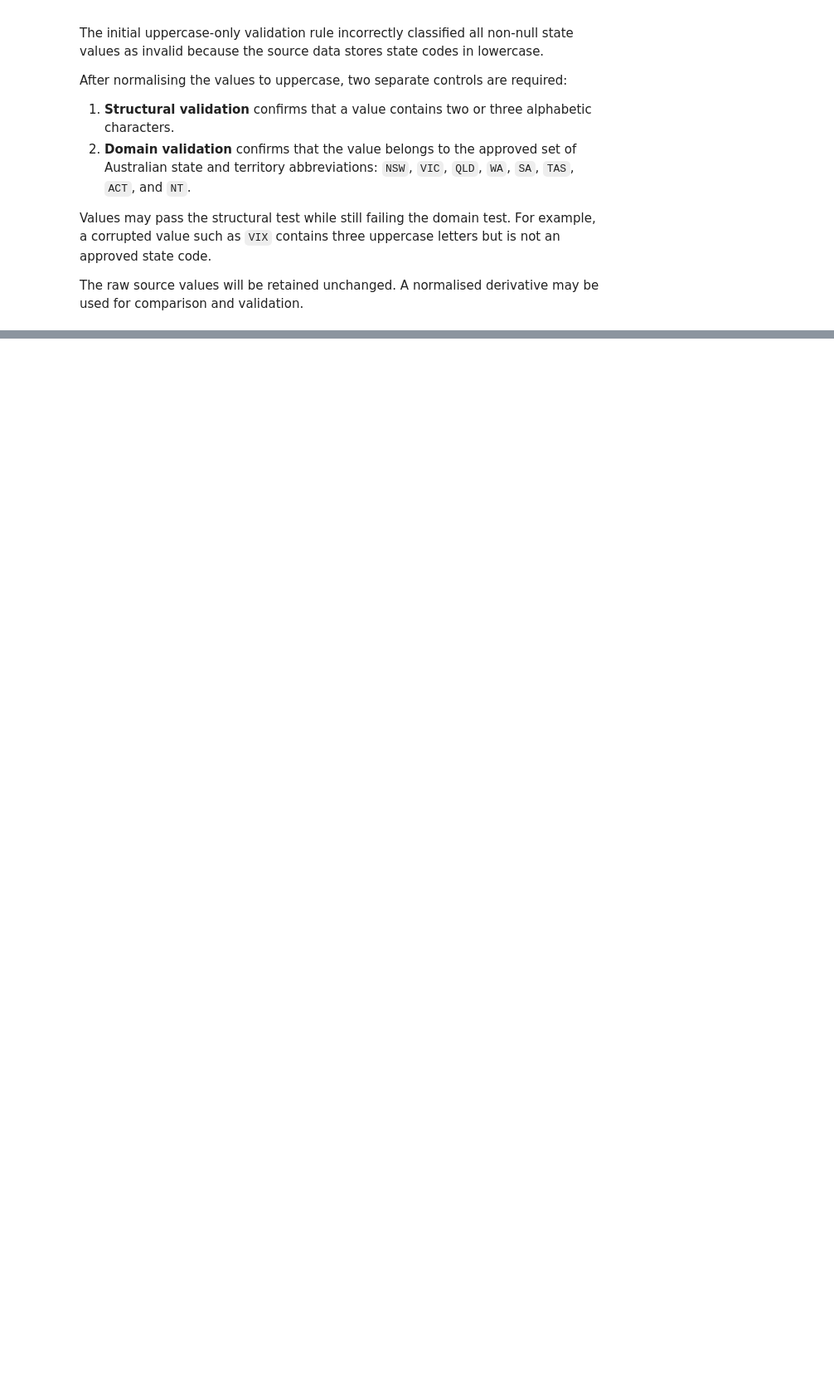
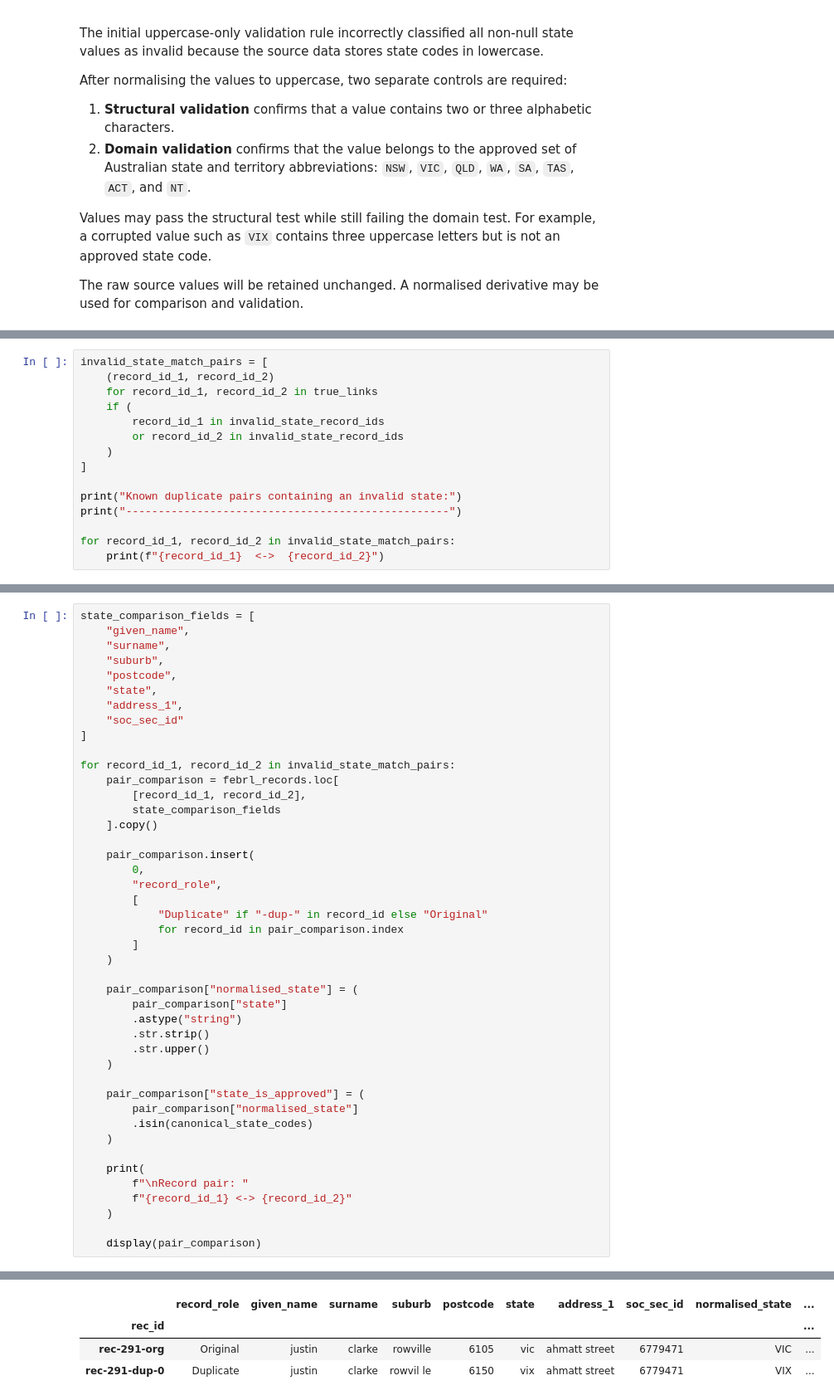
Before and after one commit to WaleBalogunK/Repository-name-entity-resolution-golden-record-lab, a Jupyter notebook: notebooks/01_data_acquisition_and_initial_audit.ipynb, the cells around one changed output, grey strips where cells are left out. Shown at 83% size. Cells and saved outputs as stored; diff of their text form; blank space fills up the shorter version.

```diff
--- a/notebooks/01_data_acquisition_and_initial_audit.ipynb
+++ b/notebooks/01_data_acquisition_and_initial_audit.ipynb
@@ -1152,0 +1199,15 @@ The raw source values will be retained unchanged. A normalised derivative may be
+# %%
+invalid_state_match_pairs = [
+    (record_id_1, record_id_2)
+    for record_id_1, record_id_2 in true_links
+    if (
+        record_id_1 in invalid_state_record_ids
+        or record_id_2 in invalid_state_record_ids
+    )
+]
+
+print("Known duplicate pairs containing an invalid state:")
+print("--------------------------------------------------")
+
+for record_id_1, record_id_2 in invalid_state_match_pairs:
+    print(f"{record_id_1}  <->  {record_id_2}")
@@ -1152,0 +1228,45 @@ The raw source values will be retained unchanged. A normalised derivative may be
+# %%
+state_comparison_fields = [
+    "given_name",
+    "surname",
+    "suburb",
+    "postcode",
+    "state",
+    "address_1",
+    "soc_sec_id"
+]
+
+for record_id_1, record_id_2 in invalid_state_match_pairs:
+    pair_comparison = febrl_records.loc[
+        [record_id_1, record_id_2],
+        state_comparison_fields
+    ].copy()
+
+    pair_comparison.insert(
+        0,
+        "record_role",
+        [
+            "Duplicate" if "-dup-" in record_id else "Original"
+            for record_id in pair_comparison.index
+        ]
+    )
+
+    pair_comparison["normalised_state"] = (
+        pair_comparison["state"]
+        .astype("string")
+        .str.strip()
+        .str.upper()
+    )
+
+    pair_comparison["state_is_approved"] = (
+        pair_comparison["normalised_state"]
+        .isin(canonical_state_codes)
+    )
+
+    print(
+        f"\nRecord pair: "
+        f"{record_id_1} <-> {record_id_2}"
+    )
+
+    display(pair_comparison)
+# %% [output]
@@ -1152,0 +1274,4 @@ The raw source values will be retained unchanged. A normalised derivative may be
+|  | record_role | given_name | surname | suburb | postcode | state | address_1 | soc_sec_id | normalised_state | ... |
+| rec_id |  |  |  |  |  |  |  |  |  | ... |
+| rec-291-org | Original | justin | clarke | rowville | 6105 | vic | ahmatt street | 6779471 | VIC | ... |
+| rec-291-dup-0 | Duplicate | justin | clarke | rowvil le | 6150 | vix | ahmatt street | 6779471 | VIX | ... |
```
Also changed, not shown: parts of 4 cells of this notebook.
